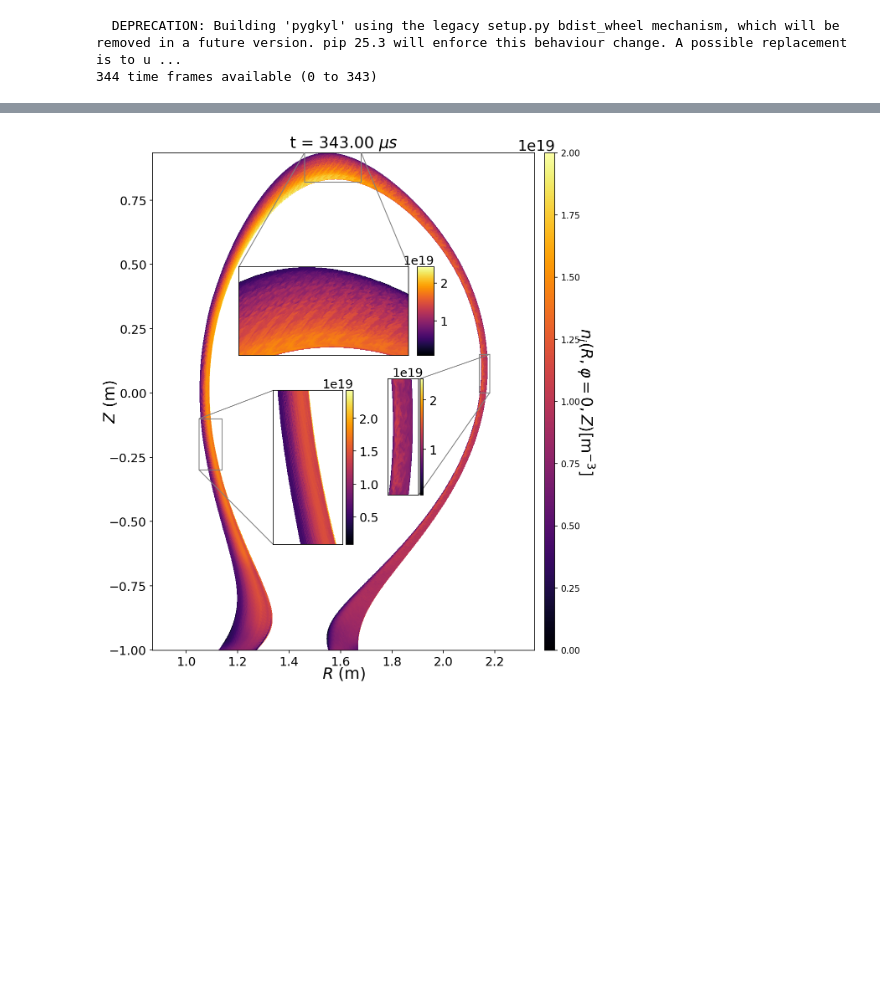
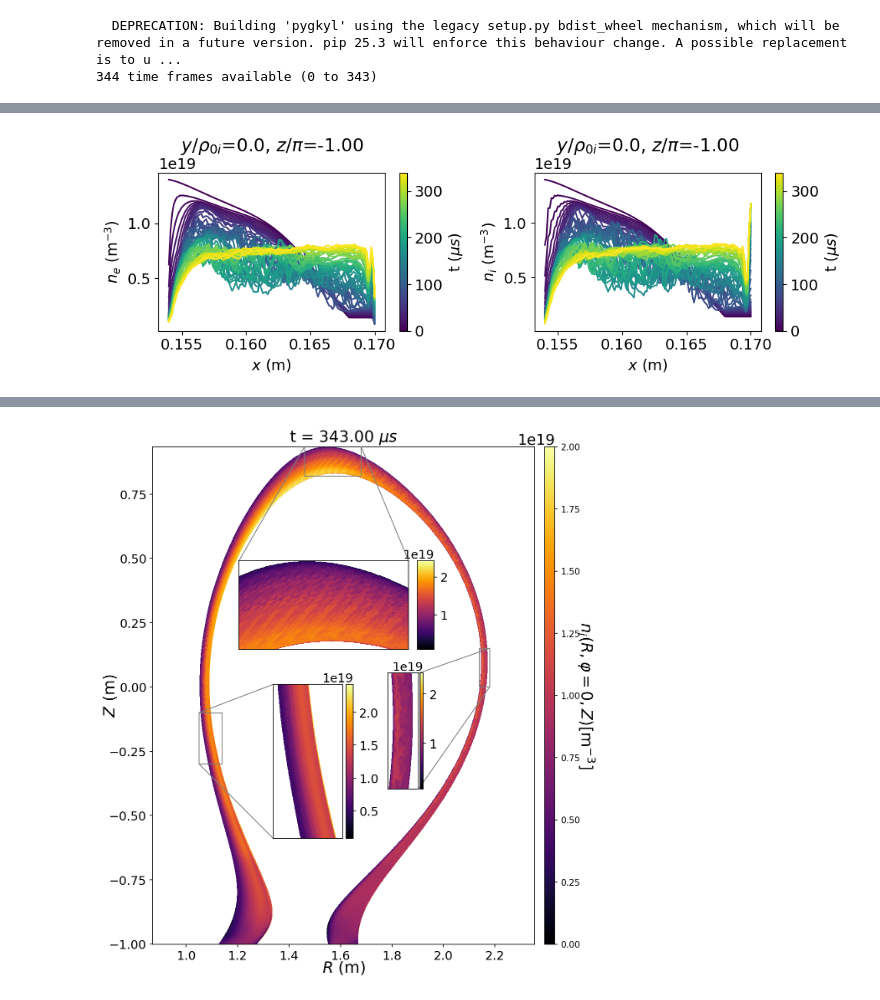
Before and after one commit to Antoinehoff/personal_gkyl_scripts, a Jupyter notebook: notebooks/asdex.ipynb, the cells around one changed output, grey strips where cells are left out. Drawn from its saved outputs; the diff is of its cells as text; code cells hidden in the pictures; blank space fills up the shorter version.

```diff
--- a/notebooks/asdex.ipynb
+++ b/notebooks/asdex.ipynb
@@ -46,0 +54,9 @@ pygkyl.plot_utils.plot_time_serie(simulation,fieldnames,cut_coords,time_frames)
+# %%
+cut_direction='x'
+cut_coords=[0.0,-1.0]
+fieldnames = ['ne', 'ni']
+frames = sim_frames[::5]
+pygkyl.plot_utils.plot_1D_time_evolution(simulation,cut_direction,cut_coords,
+                                         fieldnames,frames,space_time = False)
+# %% [output]
+[figure, added]
```
Also changed, not shown: parts of 5 cells of this notebook.
